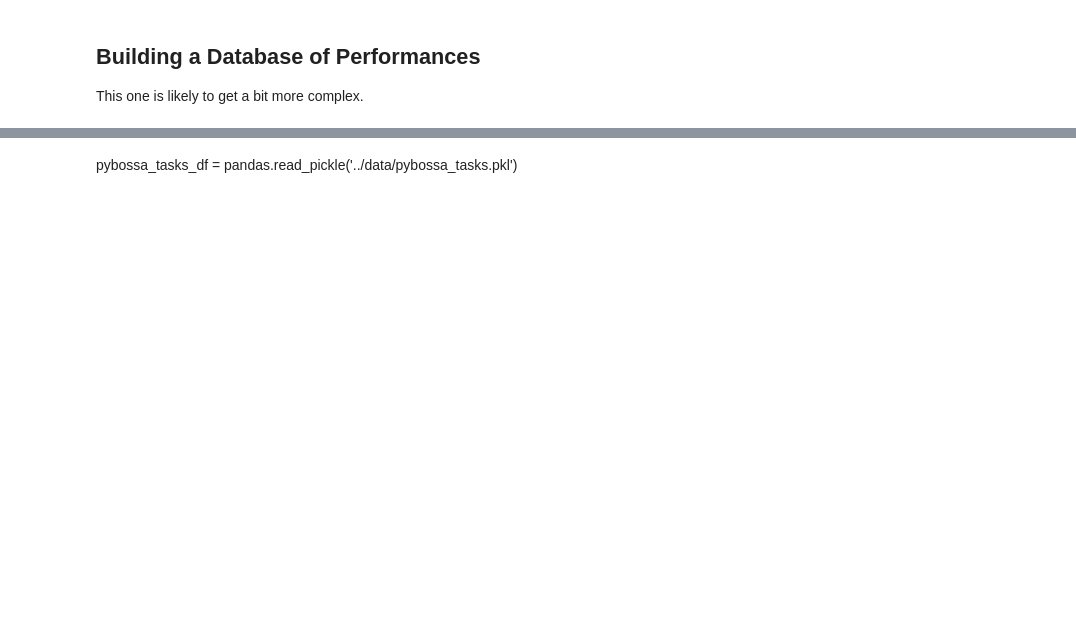
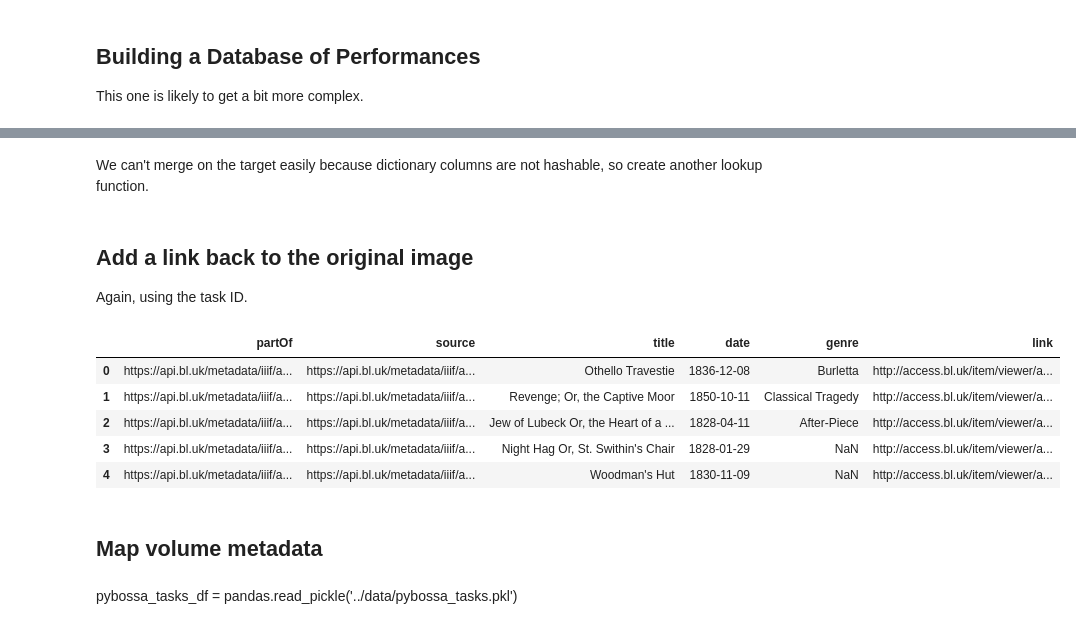
Before and after one commit to LibCrowds/notebooks, a Jupyter notebook: notebooks/notes.ipynb, the cells around one changed output, grey strips where cells are left out. Drawn from its saved outputs; the diff is of its cells as text; code cells hidden in the pictures; blank space fills up the shorter version.

```diff
--- a/notebooks/notes.ipynb
+++ b/notebooks/notes.ipynb
@@ -76,0 +108,34 @@ plays_df.describe()
+# %%
+genres_df['fragment'] = genres_df['task_id'].apply(map_fragment_from_task)
+df['fragment'] = df['task_id_title'].apply(map_fragment_from_task)
+# %% [markdown]
+We can't merge on the target easily because dictionary columns are not hashable, so create another lookup function.
+# %%
+cols = ['genre', 'source', 'fragment']
+df = df.merge(genres_df[cols], on=['source', 'fragment'], how='left')
+# %% [markdown]
+## Add a link back to the original image
+
+Again, using the task ID.
+# %%
+def map_link_from_task(task_id):
+    try:
+        task = task_df.loc[int(task_id)]
+    except KeyError:
+        return None
+
+    return task['info']['link']
+# %%
+df['link'] = df['task_id_title'].apply(map_link_from_task)
+# %%
+df = df[['partOf', 'source', 'title', 'date', 'genre', 'link']]
+df.head()
+# %% [output]
+|  | partOf | source | title | date | genre | link |
+| 0 | https://api.bl.uk/metadata/iiif/a... | https://api.bl.uk/metadata/iiif/a... | Othello Travestie | 1836-12-08 | Burletta | http://access.bl.uk/item/viewer/a... |
+| 1 | https://api.bl.uk/metadata/iiif/a... | https://api.bl.uk/metadata/iiif/a... | Revenge; Or, the Captive Moor | 1850-10-11 | Classical Tragedy | http://access.bl.uk/item/viewer/a... |
+| 2 | https://api.bl.uk/metadata/iiif/a... | https://api.bl.uk/metadata/iiif/a... | Jew of Lubeck Or, the Heart of a ... | 1828-04-11 | After-Piece | http://access.bl.uk/item/viewer/a... |
+| 3 | https://api.bl.uk/metadata/iiif/a... | https://api.bl.uk/metadata/iiif/a... | Night Hag Or, St. Swithin's Chair | 1828-01-29 | NaN | http://access.bl.uk/item/viewer/a... |
+| 4 | https://api.bl.uk/metadata/iiif/a... | https://api.bl.uk/metadata/iiif/a... | Woodman's Hut | 1830-11-09 | NaN | http://access.bl.uk/item/viewer/a... |
+# %% [markdown]
+## Map volume metadata
```
Also changed, not shown: parts of 38 cells of this notebook, 7 other files.
